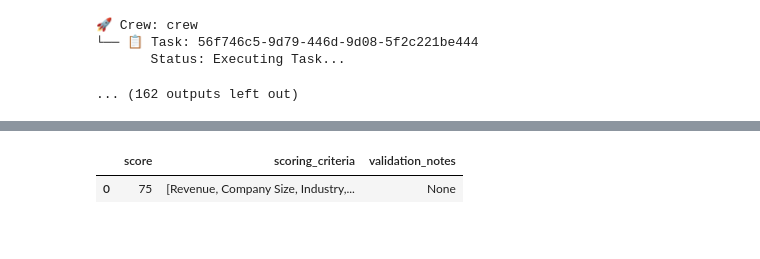
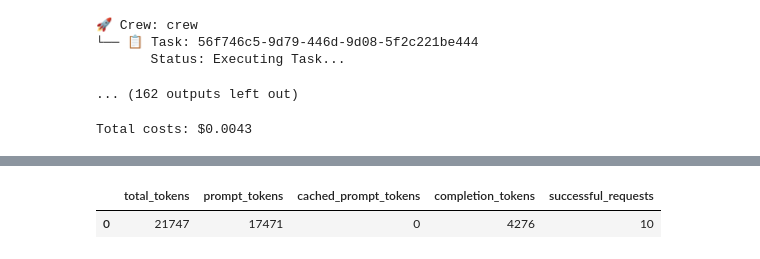
Before and after one commit to HoussemDs/Agent_Sales_Pipeline, a Jupyter notebook: Sales_pipeline_main.ipynb, the cells around one changed output, grey strips where cells are left out. Drawn from its saved outputs; the diff is of its cells as text; code cells hidden in the pictures.

```diff
--- a/Sales_pipeline_main.ipynb
+++ b/Sales_pipeline_main.ipynb
@@ -336,4 +336,16 @@ lead_df = pd.DataFrame(lead_info)
 company_df = pd.DataFrame(company_info)
 score_df = pd.DataFrame(score_info)
 # %%
+import pandas as pd
+
+# Convert UsageMetrics instance to a DataFrame
+df_usage_metrics = pd.DataFrame([flow.state["score_crews_results"][0].token_usage.dict()])
+
+# Calculate total costs
+costs = 0.2 * df_usage_metrics['total_tokens'].sum() / 1_000_000
+print(f"Total costs: ${costs:.4f}")
+
+# Display the DataFrame
+df_usage_metrics
 # %% [output]
+Total costs: $0.0043
@@ -340,2 +354,2 @@ score_df = pd.DataFrame(score_info)
-|  | score | scoring_criteria | validation_notes |
-| 0 | 75 | [Revenue, Company Size, Industry,... | None |
+|  | total_tokens | prompt_tokens | cached_prompt_tokens | completion_tokens | successful_requests |
+| 0 | 21747 | 17471 | 0 | 4276 | 10 |
```
Also changed, not shown: parts of 8 cells of this notebook, 1 other file.
